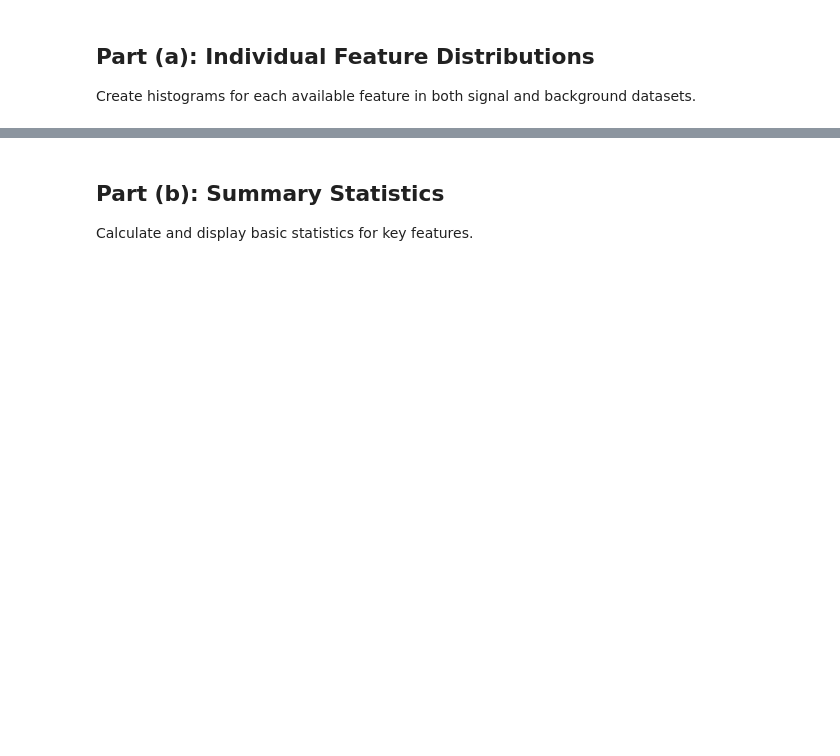
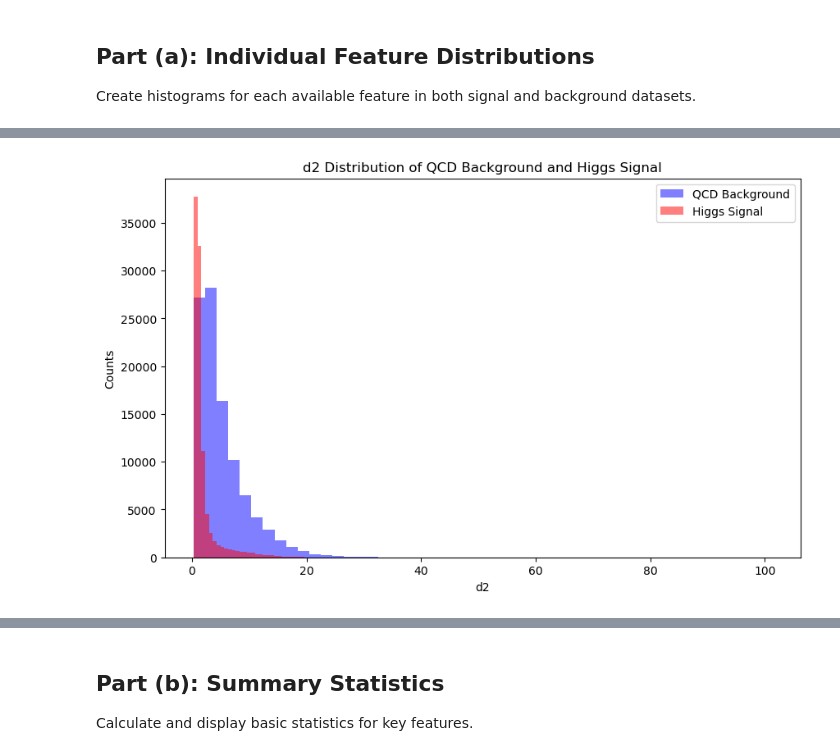
Before and after one commit to NirmalKumarMari/PHYS-434, a Jupyter notebook: lab_5_template.ipynb, the cells around one changed output, grey strips where cells are left out. Cells and saved outputs as stored; diff of their text form; code cells hidden in the pictures; blank space fills up the shorter version.

```diff
--- a/lab_5_template.ipynb
+++ b/lab_5_template.ipynb
@@ -77,3 +112,14 @@ Create histograms for each available feature in both signal and background datas
 # %%
-# TODO: Plot d2 distributions for signal and background
+# Plot d2 distributions for signal and background
+plt.figure(figsize=(10,6))
+plt.hist(qcd_data['d2'], bins=50, alpha=0.5, label='QCD Background', color='blue')
+# Create overlaid histograms with proper labels and legends
+plt.hist(higgs_data['d2'], bins=50, alpha=0.5, label='Higgs Signal', color='red')
+plt.xlabel('d2')
+plt.ylabel('Counts')
+plt.title('d2 Distribution of QCD Background and Higgs Signal')
+plt.legend()
+plt.show()
+# %% [output]
+[figure, added]
 # %%
```
Also changed, not shown: parts of 24 cells of this notebook.
